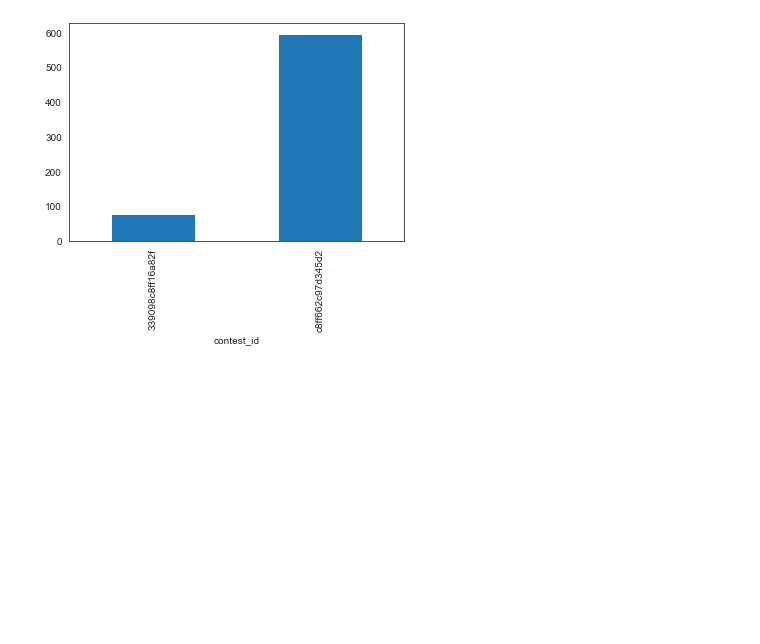
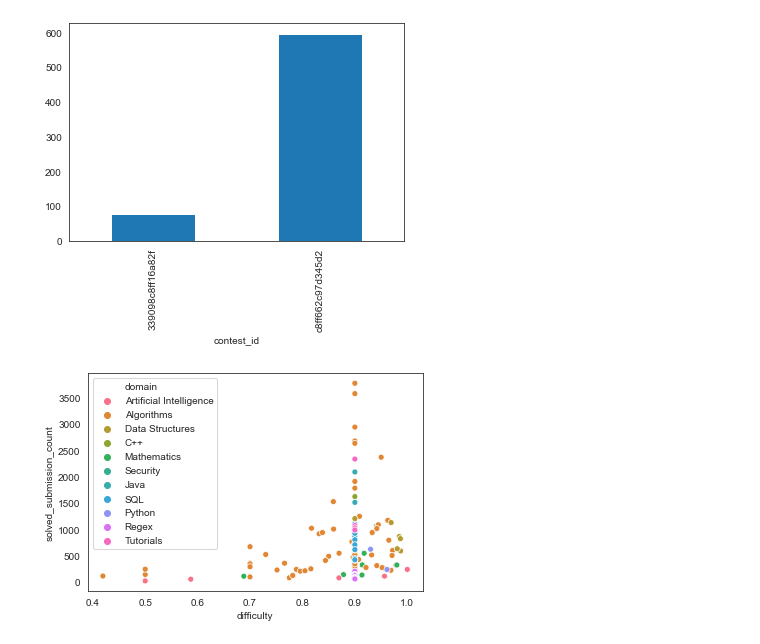
Before and after one commit to pratikjaiswal1998/challenge_recommendation_ml, a Jupyter notebook: Recommendation.ipynb, the cells around one changed output. Cells and saved outputs as stored; diff of their text form; code cells hidden in the pictures; blank space fills up the shorter version.

```diff
--- a/Recommendation.ipynb
+++ b/Recommendation.ipynb
@@ -359,4 +372,8 @@ df0.groupby('contest_id')['challenge_id'].count().plot.bar()
 # %% [output]
 <matplotlib.axes._subplots.AxesSubplot at 0x...>
 [figure]
+# %%
+ax = sns.scatterplot(x="difficulty", y="solved_submission_count", hue = 'domain' ,data=df)
+# %% [output]
+[figure, added]
 # %%
```
Also changed, not shown: parts of 21 cells of this notebook, 1 other file.
